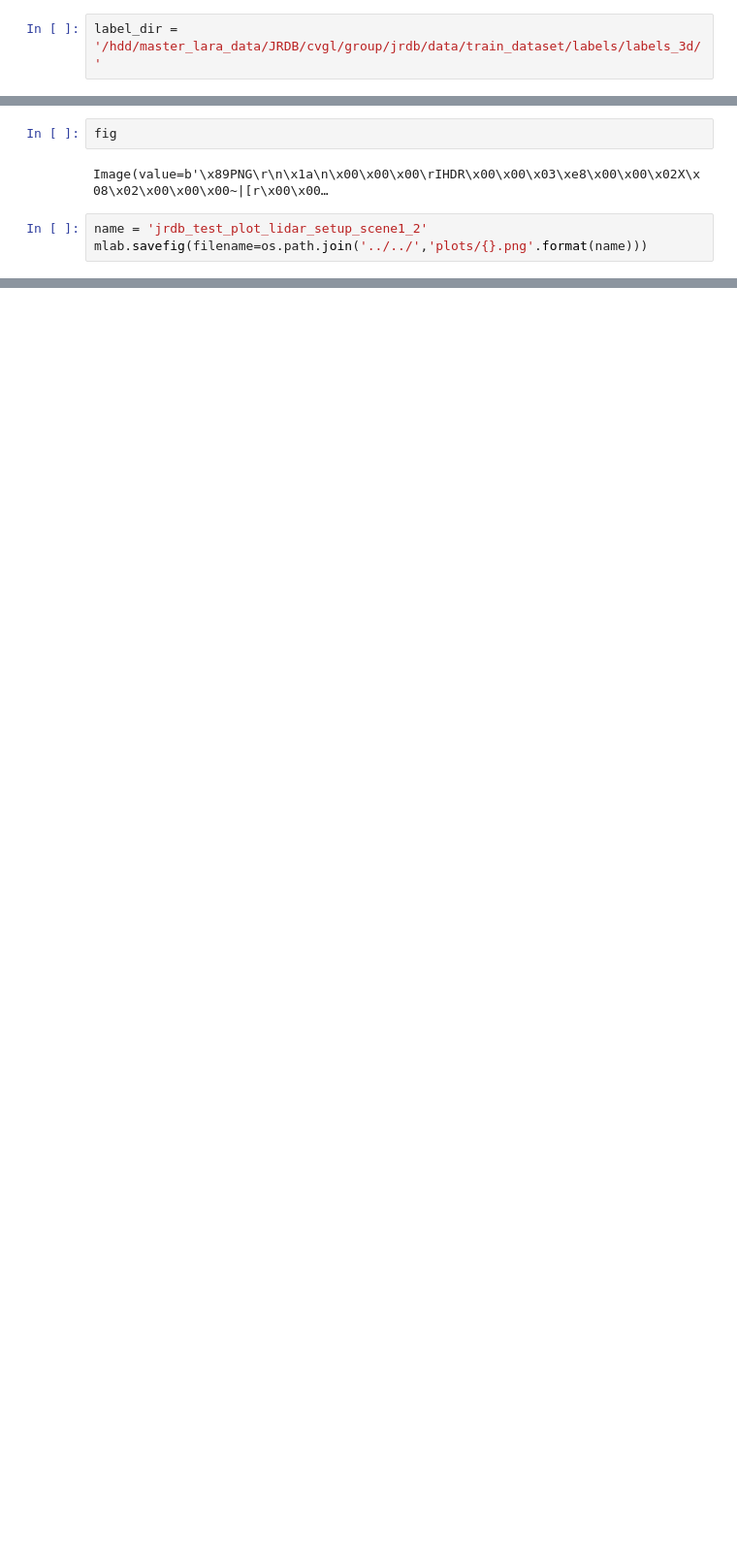
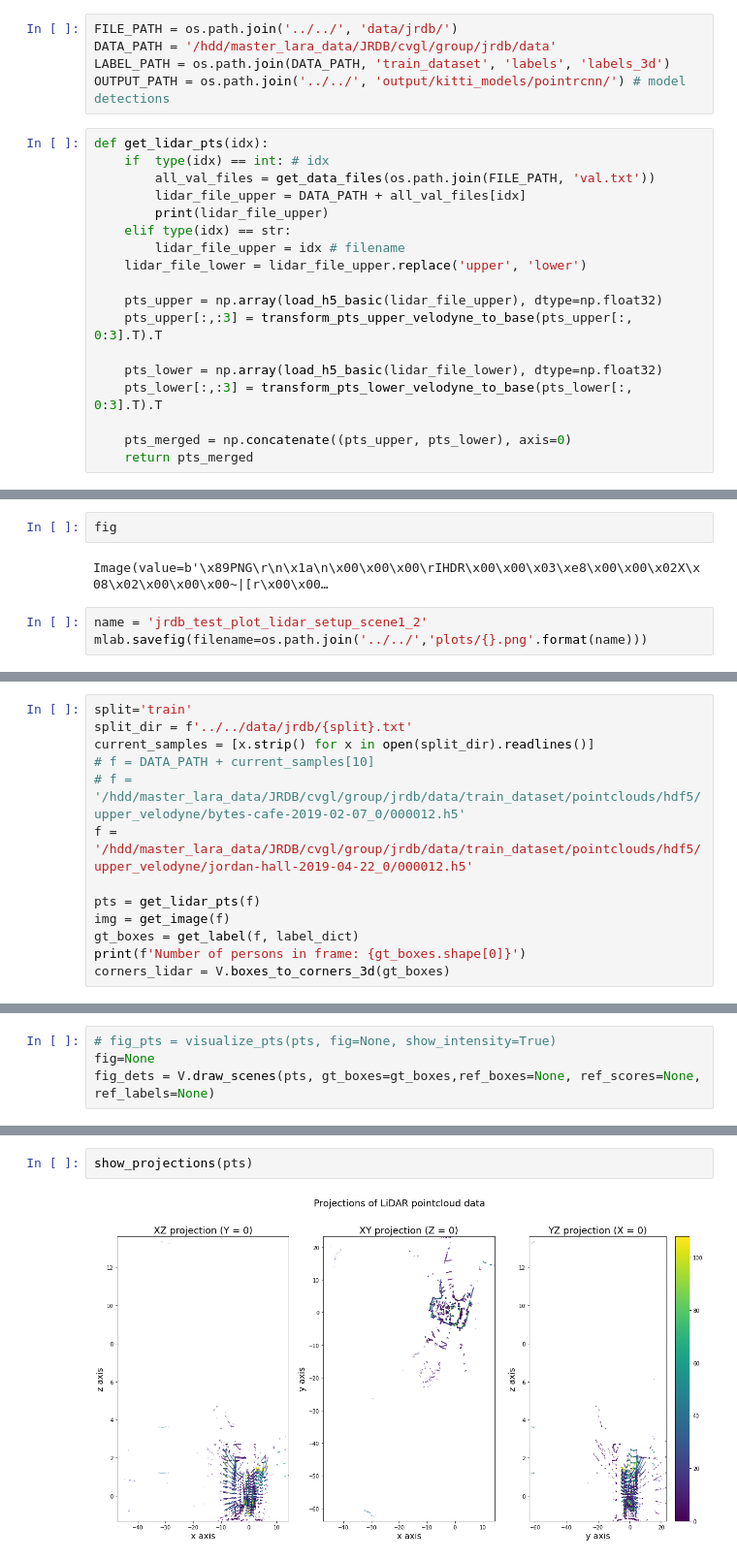
Before and after one commit to brudermueller/OpenPCDet, a Jupyter notebook: tools/visual_utils/JRDB_visualization.ipynb, the cells around one changed output, grey strips where cells are left out. Shown at 97% size. Saved outputs shown, nothing was run; the diff lists cells and outputs as text; blank space fills up the shorter version.

```diff
--- a/tools/visual_utils/JRDB_visualization.ipynb
+++ b/tools/visual_utils/JRDB_visualization.ipynb
@@ -65,5 +44,26 @@ print(pts_merged.shape)
 # %%
-label_dir = '/hdd/master_lara_data/JRDB/cvgl/group/jrdb/data/train_dataset/labels/labels_3d/'
+FILE_PATH = os.path.join('../../', 'data/jrdb/')
+DATA_PATH = '/hdd/master_lara_data/JRDB/cvgl/group/jrdb/data'
+LABEL_PATH = os.path.join(DATA_PATH, 'train_dataset', 'labels', 'labels_3d')
+OUTPUT_PATH = os.path.join('../../', 'output/kitti_models/pointrcnn/') # model detections
+# %%
+def get_lidar_pts(idx):
+    if  type(idx) == int: # idx
+        all_val_files = get_data_files(os.path.join(FILE_PATH, 'val.txt'))
+        lidar_file_upper = DATA_PATH + all_val_files[idx]
+        print(lidar_file_upper)
+    elif type(idx) == str:
+        lidar_file_upper = idx # filename
+    lidar_file_lower = lidar_file_upper.replace('upper', 'lower')
+
+    pts_upper = np.array(load_h5_basic(lidar_file_upper), dtype=np.float32)
+    pts_upper[:,:3] = transform_pts_upper_velodyne_to_base(pts_upper[:, 0:3].T).T
+
+    pts_lower = np.array(load_h5_basic(lidar_file_lower), dtype=np.float32)
+    pts_lower[:,:3] = transform_pts_lower_velodyne_to_base(pts_lower[:, 0:3].T).T
+
+    pts_merged = np.concatenate((pts_upper, pts_lower), axis=0)
+    return pts_merged
 # %%
 def load_json_file(label_file):
     """ Loads json file to a python dictionary.
@@ -177,0 +433,13 @@ mlab.savefig(filename=os.path.join('../../','plots/{}.png'.format(name)))
+# %%
+split='train'
+split_dir = f'../../data/jrdb/{split}.txt'
+current_samples = [x.strip() for x in open(split_dir).readlines()]
+# f = DATA_PATH + current_samples[10]
+# f = '/hdd/master_lara_data/JRDB/cvgl/group/jrdb/data/train_dataset/pointclouds/hdf5/upper_velodyne/bytes-cafe-2019-02-07_0/000012.h5'
+f = '/hdd/master_lara_data/JRDB/cvgl/group/jrdb/data/train_dataset/pointclouds/hdf5/upper_velodyne/jordan-hall-2019-04-22_0/000012.h5'
+
+pts = get_lidar_pts(f)
+img = get_image(f)
+gt_boxes = get_label(f, label_dict)
+print(f'Number of persons in frame: {gt_boxes.shape[0]}')
+corners_lidar = V.boxes_to_corners_3d(gt_boxes)
@@ -177,0 +454,4 @@ mlab.savefig(filename=os.path.join('../../','plots/{}.png'.format(name)))
+# %%
+# fig_pts = visualize_pts(pts, fig=None, show_intensity=True)
+fig=None
+fig_dets = V.draw_scenes(pts, gt_boxes=gt_boxes,ref_boxes=None, ref_scores=None, ref_labels=None)
@@ -177,0 +585,4 @@ mlab.savefig(filename=os.path.join('../../','plots/{}.png'.format(name)))
+# %%
+show_projections(pts)
+# %% [output]
+[figure, added]
```
Also changed, not shown: parts of 40 cells of this notebook, 2 other files.
